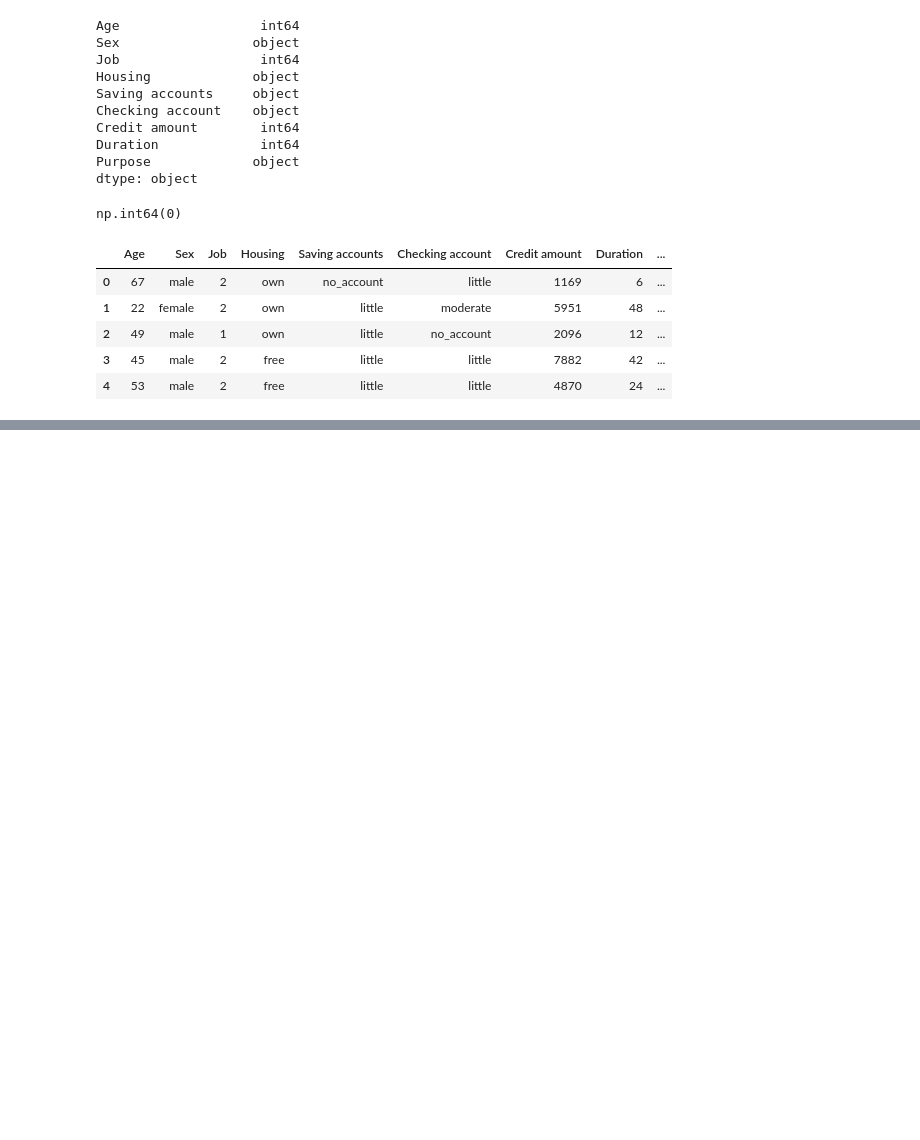
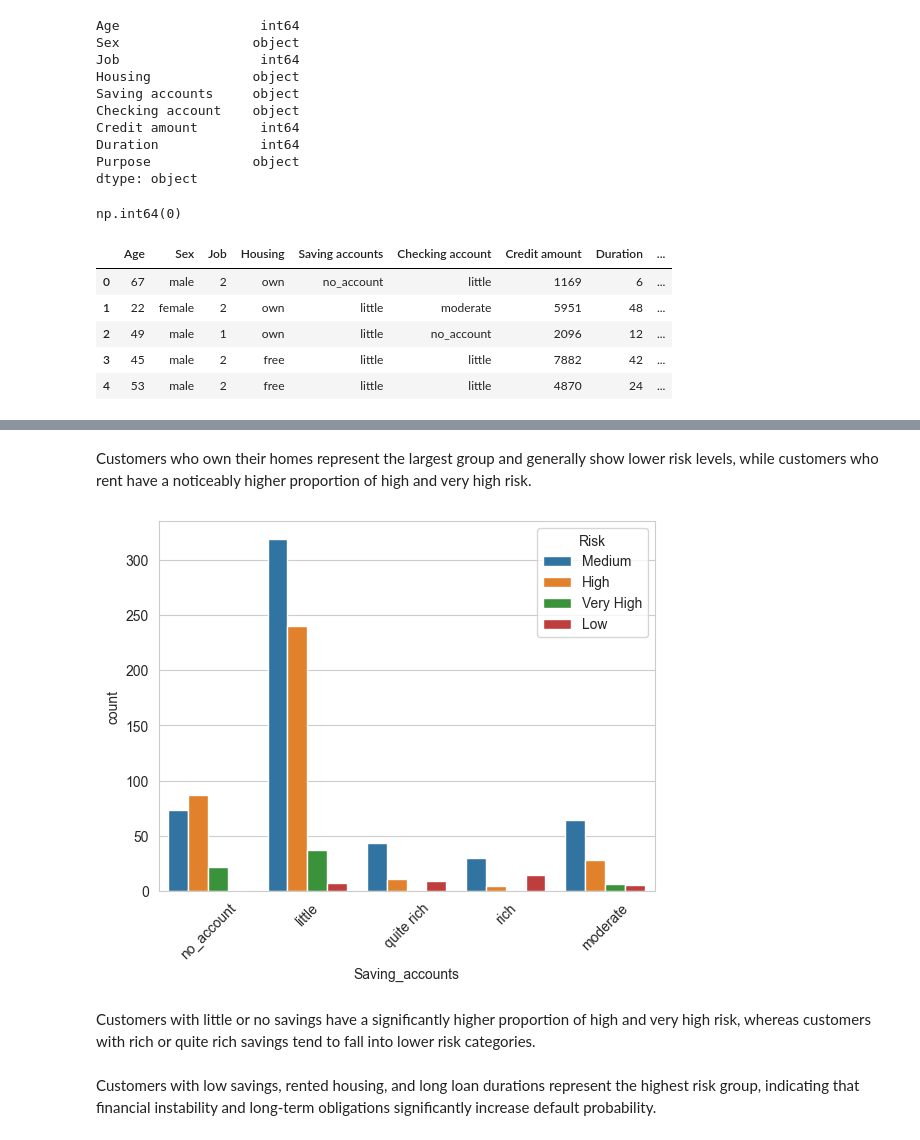
Before and after one commit to ALPHAclose/credit-risk-scoring, a Jupyter notebook: notebooks/01_eda.ipynb, the cells around one changed output, grey strips where cells are left out. Drawn from its saved outputs; the diff is of its cells as text; code cells hidden in the pictures; blank space fills up the shorter version.

```diff
--- a/notebooks/01_eda.ipynb
+++ b/notebooks/01_eda.ipynb
@@ -106,0 +216,12 @@ df.to_csv("../data/processed/cleaned_data.csv", index=False)
+# %% [markdown]
+Customers who own their homes represent the largest group and generally show lower risk levels, while customers who rent have a noticeably higher proportion of high and very high risk.
+# %%
+sns.countplot(x='Saving_accounts', hue='Risk', data=df)
+plt.xticks(rotation=45)
+plt.show()
+# %% [output]
+[figure, added]
+# %% [markdown]
+Customers with little or no savings have a significantly higher proportion of high and very high risk, whereas customers with rich or quite rich savings tend to fall into lower risk categories.
+# %% [markdown]
+Customers with low savings, rented housing, and long loan durations represent the highest risk group, indicating that financial instability and long-term obligations significantly increase default probability.
```
Also changed, not shown: parts of 7 cells of this notebook.
